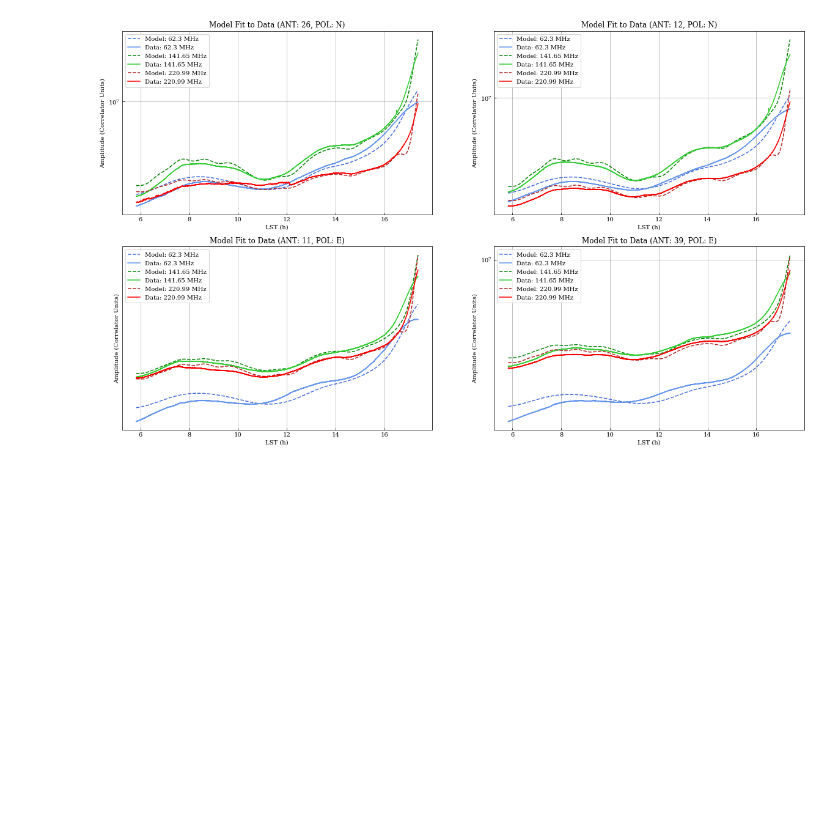
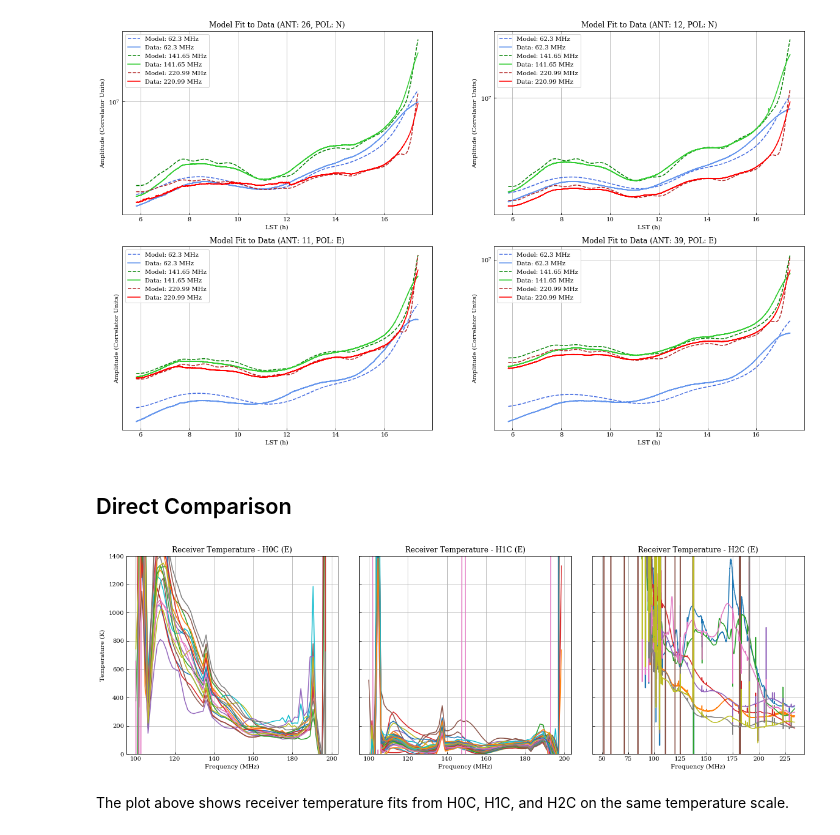
Before and after one commit to tyler-a-cox/HERA_Tsys, a Jupyter notebook: H0C_vs_H1C_fits.ipynb, the cells around one changed output. Cells and saved outputs as stored; diff of their text form; code cells hidden in the pictures; blank space fills up the shorter version.

```diff
--- a/H0C_vs_H1C_fits.ipynb
+++ b/H0C_vs_H1C_fits.ipynb
@@ -306,3 +306,44 @@ plt.subplots_adjust(hspace = 0.175)
 plt.show()
 # %% [output]
 [figure]
+# %% [markdown]
+## Direct Comparison
+# %%
+fig, axs = plt.subplots(1, 3, sharey=True, figsize=(20,6))
+
+bad_ants = [2, 12]
+
+for ant, pol in H0C.Trxr.keys():
+    if pol == 'E':
+        axs[0].plot(H0C.freqs, H0C.Trxr[(ant, pol)])
+
+for ant, pol in H1C.Trxr.keys():
+    if pol == 'E':
+        axs[1].plot(H1C.freqs, H1C.Trxr[(ant, pol)])
+
+
+for ant, pol in H2C.Trxr.keys():
+    if pol == 'E':
+        if ant not in bad_ants:
+            axs[2].plot(H2C.freqs, H2C.Trxr[(ant, pol)])
+
+axs[0].set_ylim([0,1400])
+axs[1].set_ylim([0,1400])
+axs[2].set_ylim([0,1400])
+axs[0].set_title('Receiver Temperature - H0C (E)')
+axs[1].set_title('Receiver Temperature - H1C (E)')
+axs[2].set_title('Receiver Temperature - H2C (E)')
+axs[0].set_ylabel('Temperature (K)')
+axs[0].set_xlabel('Frequency (MHz)')
+#axs[1].set_ylabel('Temperature (K)')
+axs[1].set_xlabel('Frequency (MHz)')
+axs[2].set_xlabel('Frequency (MHz)')
+axs[0].grid()
+axs[1].grid()
+axs[2].grid()
+plt.subplots_adjust(wspace=0.1)
+plt.show()
+# %% [output]
+[figure, added]
+# %% [markdown]
+The plot above shows receiver temperature fits from H0C, H1C, and H2C on the same temperature scale.
```
